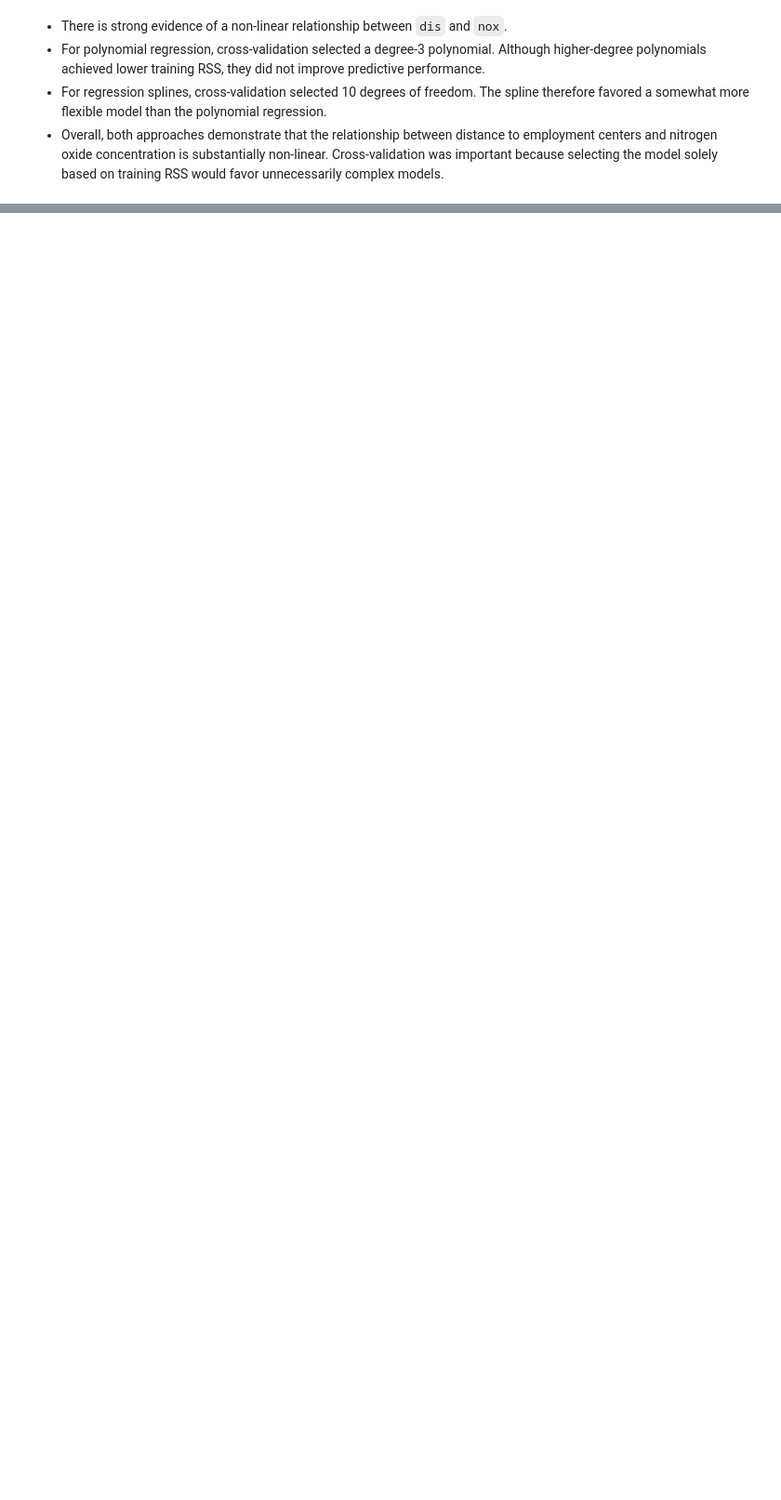
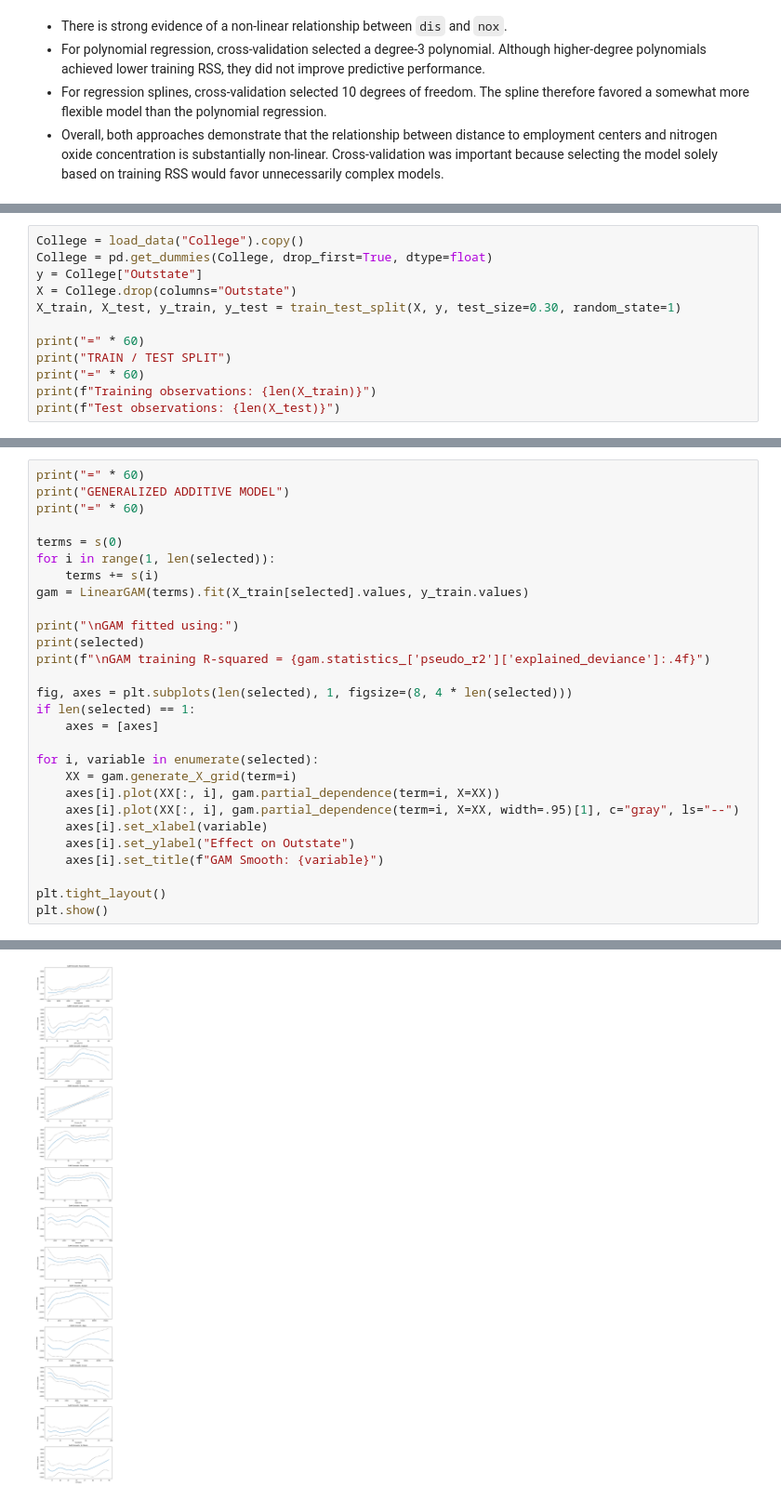
Before and after one commit to sumukha-r/isl-python-solutions, a Jupyter notebook: Chapter07-Moving-Beyond-Linearity/Chapter07-Moving-Beyond-Linearity.ipynb, the cells around one changed output, grey strips where cells are left out. Shown at 93% size. Drawn from its saved outputs; the diff is of its cells as text; blank space fills up the shorter version.

```diff
--- a/Chapter07-Moving-Beyond-Linearity/Chapter07-Moving-Beyond-Linearity.ipynb
+++ b/Chapter07-Moving-Beyond-Linearity/Chapter07-Moving-Beyond-Linearity.ipynb
@@ -682,0 +688,12 @@ Best spline degrees of freedom = 10
+# %%
+College = load_data("College").copy()
+College = pd.get_dummies(College, drop_first=True, dtype=float)
+y = College["Outstate"]
+X = College.drop(columns="Outstate")
+X_train, X_test, y_train, y_test = train_test_split(X, y, test_size=0.30, random_state=1)
+
+print("=" * 60)
+print("TRAIN / TEST SPLIT")
+print("=" * 60)
+print(f"Training observations: {len(X_train)}")
+print(f"Test observations: {len(X_test)}")
@@ -682,0 +756,29 @@ Best spline degrees of freedom = 10
+# %%
+print("=" * 60)
+print("GENERALIZED ADDITIVE MODEL")
+print("=" * 60)
+
+terms = s(0)
+for i in range(1, len(selected)):
+    terms += s(i)
+gam = LinearGAM(terms).fit(X_train[selected].values, y_train.values)
+
+print("\nGAM fitted using:")
+print(selected)
+print(f"\nGAM training R-squared = {gam.statistics_['pseudo_r2']['explained_deviance']:.4f}")
+
+fig, axes = plt.subplots(len(selected), 1, figsize=(8, 4 * len(selected)))
+if len(selected) == 1:
+    axes = [axes]
+
+for i, variable in enumerate(selected):
+    XX = gam.generate_X_grid(term=i)
+    axes[i].plot(XX[:, i], gam.partial_dependence(term=i, X=XX))
+    axes[i].plot(XX[:, i], gam.partial_dependence(term=i, X=XX, width=.95)[1], c="gray", ls="--")
+    axes[i].set_xlabel(variable)
+    axes[i].set_ylabel("Effect on Outstate")
+    axes[i].set_title(f"GAM Smooth: {variable}")
+
+plt.tight_layout()
+plt.show()
+# %% [output]
@@ -682,0 +793 @@ Best spline degrees of freedom = 10
+[figure, added]
```
Also changed, not shown: parts of 11 cells of this notebook, 1 other file.
